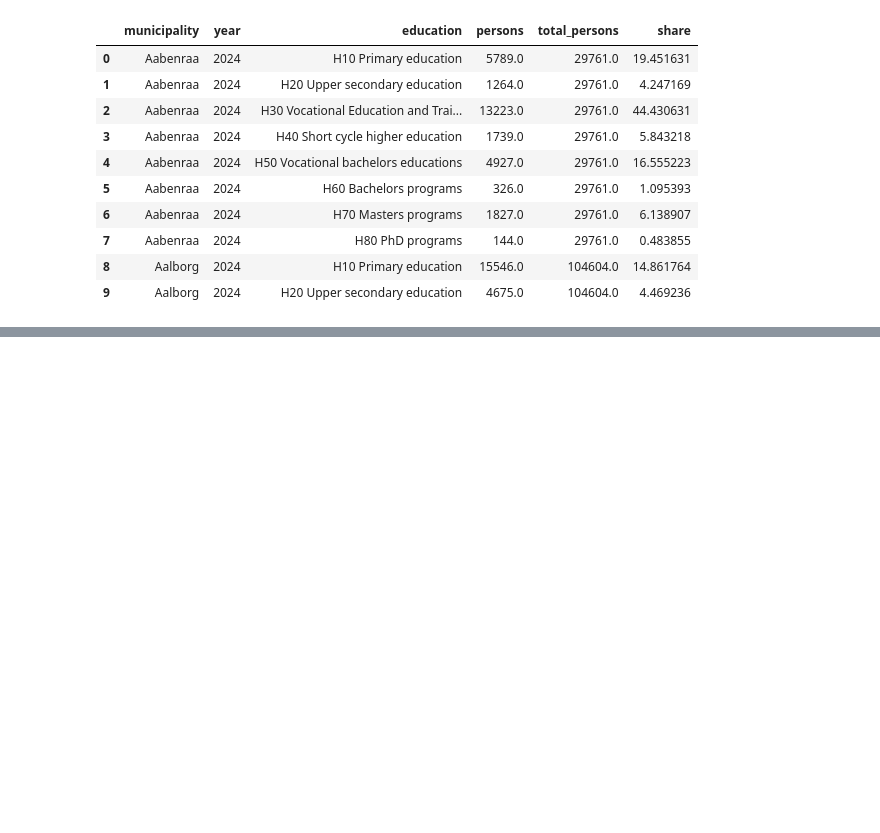
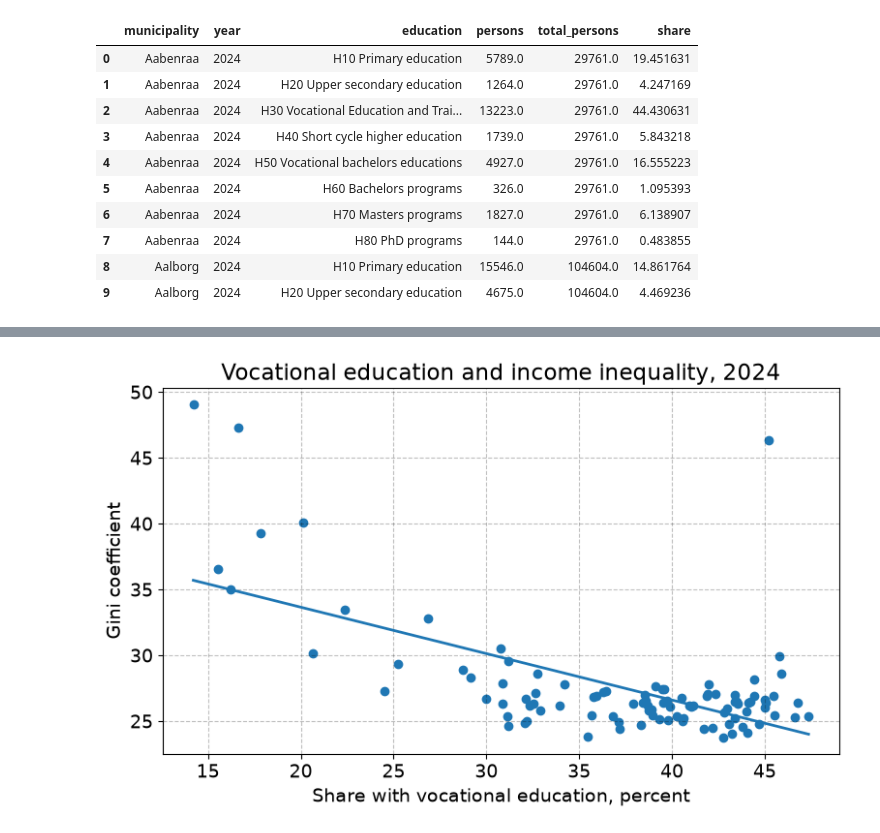
Before and after one commit to OttoBengtson/programming-for-economists, a Jupyter notebook: Data_Project_Version_1.ipynb, the cells around one changed output, grey strips where cells are left out. Cells and saved outputs as stored; diff of their text form; code cells hidden in the pictures; blank space fills up the shorter version.

```diff
--- a/Data_Project_Version_1.ipynb
+++ b/Data_Project_Version_1.ipynb
@@ -1787,0 +1992,43 @@ education_shares.head(10)
+# %%
+# p. plot vocational education share against Gini coefficient
+
+fig = plt.figure(figsize=(8,5))
+ax = fig.add_subplot(1,1,1)
+
+# a. scatter plot
+ax.scatter(
+    education_inequality['vocational'],
+    education_inequality['gini']
+)
+
+# b. estimate linear trend
+beta = np.polyfit(
+    education_inequality['vocational'],
+    education_inequality['gini'],
+    1
+)
+
+# c. create values for fitted line
+x = np.linspace(
+    education_inequality['vocational'].min(),
+    education_inequality['vocational'].max(),
+    100
+)
+
+y_hat = beta[0] * x + beta[1]
+
+# d. plot fitted line
+ax.plot(
+    x,
+    y_hat,
+    lw=2
+)
+
+# e. labels
+ax.set_title('Vocational education and income inequality, 2024')
+ax.set_xlabel('Share with vocational education, percent')
+ax.set_ylabel('Gini coefficient')
+
+fig.tight_layout()
+# %% [output]
+[figure, added]
```
Also changed, not shown: parts of 13 cells of this notebook.
